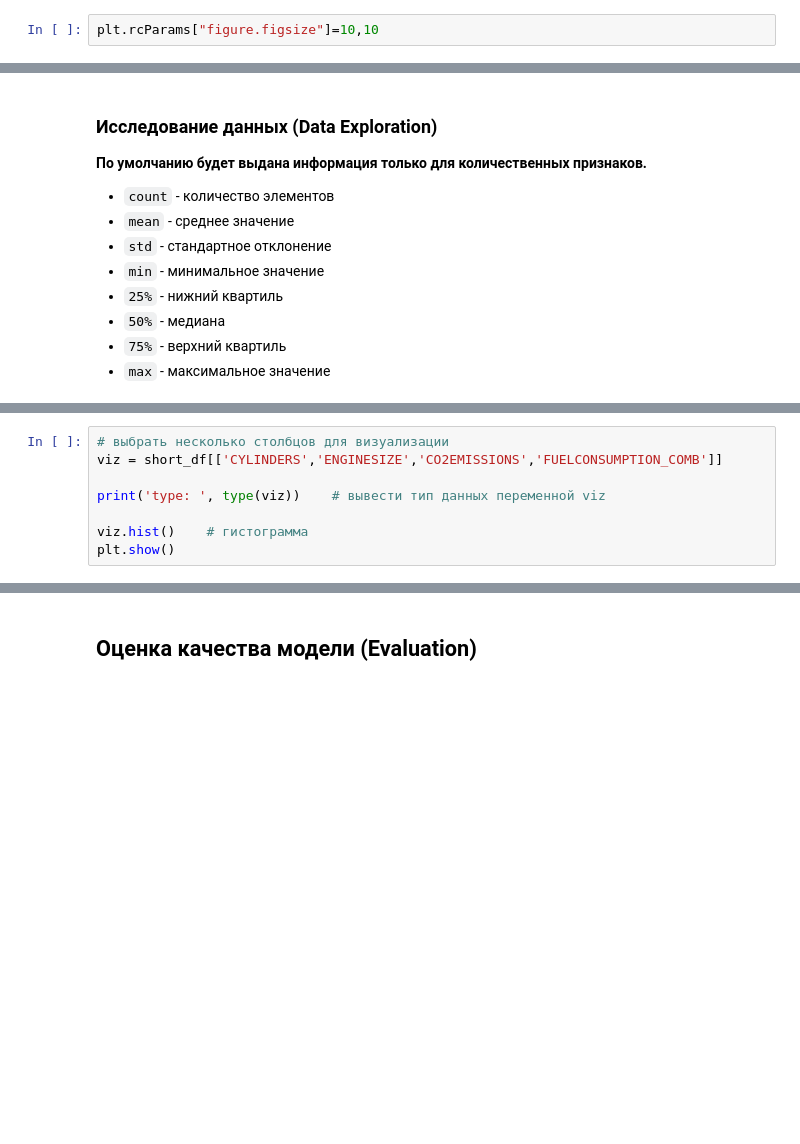
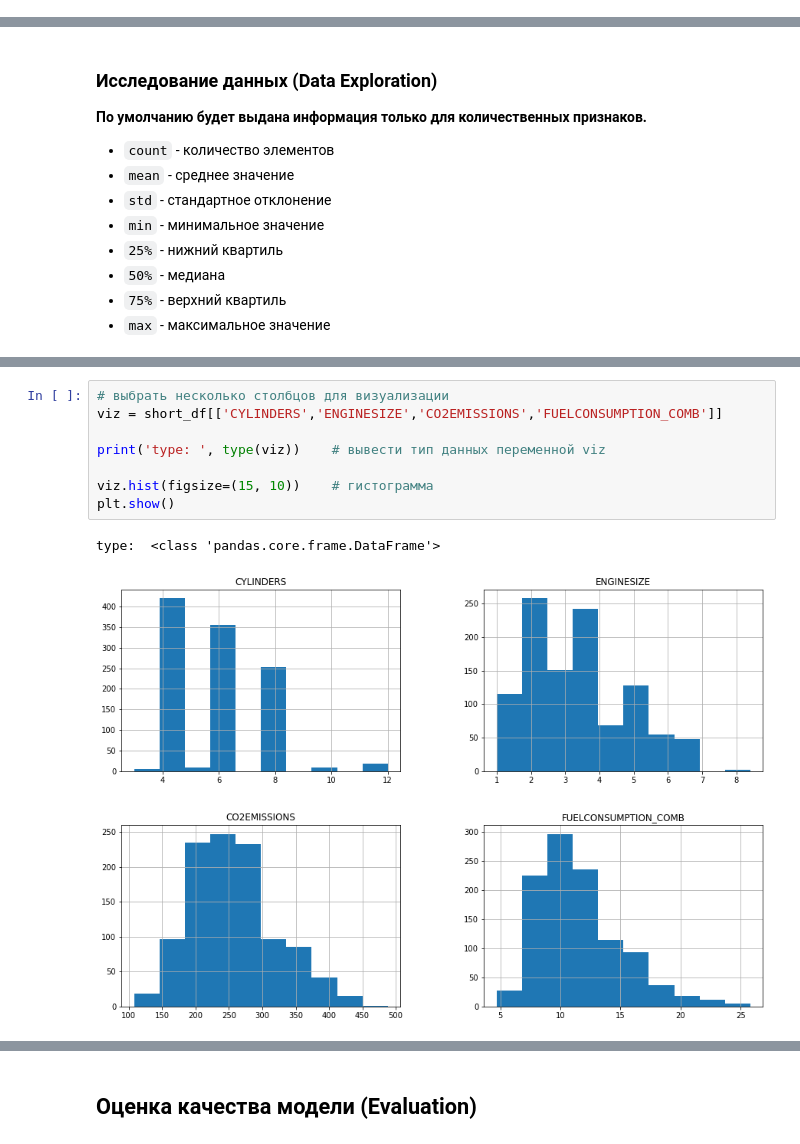
Before and after one commit to ryndovaira-org/data_science_lectures, a Jupyter notebook: 3_2_modeling_ml/3_1_1_regression/lectures/6_regression_xgboost.ipynb, the cells around one changed output, grey strips where cells are left out. Saved outputs shown, nothing was run; the diff lists cells and outputs as text; blank space fills up the shorter version.

```diff
--- a/3_2_modeling_ml/3_1_1_regression/lectures/6_regression_xgboost.ipynb
+++ b/3_2_modeling_ml/3_1_1_regression/lectures/6_regression_xgboost.ipynb
@@ -40,8 +21,6 @@ import pandas as pd
 import numpy as np
 
 %matplotlib inline
-# %%
-plt.rcParams["figure.figsize"]=10,10
 # %% [markdown]
 ## Анализ данных
 
@@ -98,11 +133,14 @@ short_df.head(9)    # вывести первые 9 строк
 # %%
 # выбрать несколько столбцов для визуализации
 viz = short_df[['CYLINDERS','ENGINESIZE','CO2EMISSIONS','FUELCONSUMPTION_COMB']]
 
 print('type: ', type(viz))    # вывести тип данных переменной viz
 
-viz.hist()    # гистограмма
+viz.hist(figsize=(15, 10))    # гистограмма
 plt.show()
+# %% [output]
+type:  <class 'pandas.core.frame.DataFrame'>
+[figure, added]
 # %%
 plt.scatter(short_df.FUELCONSUMPTION_COMB,
             short_df.CO2EMISSIONS,
```
Also changed, not shown: parts of 30 cells of this notebook, 2 other files.
